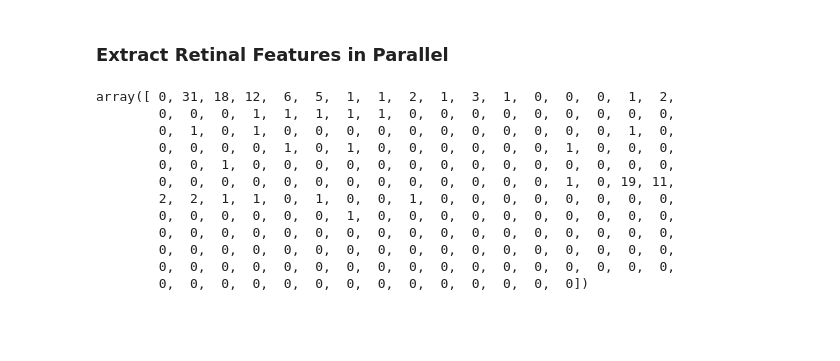
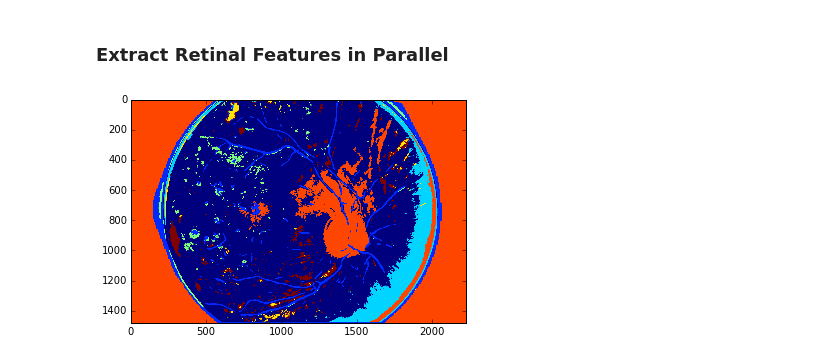
Before and after one commit to fierval/retina, a Jupyter notebook: DiabeticRetinopathy/Features/Retinal Features Extraction.ipynb, the cells around one changed output. Cells and saved outputs as stored; diff of their text form; code cells hidden in the pictures; blank space fills up the shorter version.

Commit message:
Feature extractors

```diff
--- a/DiabeticRetinopathy/Features/Retinal Features Extraction.ipynb
+++ b/DiabeticRetinopathy/Features/Retinal Features Extraction.ipynb
@@ -17,11 +17,11 @@ import mahotas as mh
 import mahotas.labeled as mhl
 import cv2
 import time
-
-preprocessed = '/kaggle/retina/train/labelled'
+import matplotlib.pylab as plt
+preprocessed = '/kaggle/retina/train/labelled/4'
 masks = '/kaggle/retina/train/masks'
-orig = '/kaggle/retina/train/sample/split'
-output = '/kaggle/retina/train/sample/features'
+orig = '/kaggle/retina/train/sample/split/4'
+output = '/kaggle/retina/train/sample/features/4'
 
 n_bins = 100
 %run ./DarkBright/dark_bright_detector.py
@@ -56,18 +65,5 @@ def extract_features(im_file):
     outp = np.r_[outp, i]
     return outp
 # %%
-im_file = '0/10099_right.jpeg'
-extract_features(im_file)
+im_file = '16_left.jpeg'
+extract_labels(im_file)
-# %% [output]
-array([ 0, 31, 18, 12,  6,  5,  1,  1,  2,  1,  3,  1,  0,  0,  0,  1,  2,
-        0,  0,  0,  1,  1,  1,  1,  1,  0,  0,  0,  0,  0,  0,  0,  0,  0,
-        0,  1,  0,  1,  0,  0,  0,  0,  0,  0,  0,  0,  0,  0,  0,  1,  0,
-        0,  0,  0,  0,  1,  0,  1,  0,  0,  0,  0,  0,  0,  1,  0,  0,  0,
-        0,  0,  1,  0,  0,  0,  0,  0,  0,  0,  0,  0,  0,  0,  0,  0,  0,
-        0,  0,  0,  0,  0,  0,  0,  0,  0,  0,  0,  0,  0,  1,  0, 19, 11,
-        2,  2,  1,  1,  0,  1,  0,  0,  1,  0,  0,  0,  0,  0,  0,  0,  0,
-        0,  0,  0,  0,  0,  0,  1,  0,  0,  0,  0,  0,  0,  0,  0,  0,  0,
-        0,  0,  0,  0,  0,  0,  0,  0,  0,  0,  0,  0,  0,  0,  0,  0,  0,
-        0,  0,  0,  0,  0,  0,  0,  0,  0,  0,  0,  0,  0,  0,  0,  0,  0,
-        0,  0,  0,  0,  0,  0,  0,  0,  0,  0,  0,  0,  0,  0,  0,  0,  0,
-        0,  0,  0,  0,  0,  0,  0,  0,  0,  0,  0,  0,  0,  0])
@@ -80,0 +70,8 @@ for i in range(0, 5):
+# %%
+%matplotlib inline
+out_file = path.join(output, path.splitext(path.split(im_file)[1])[0] + ".png")
+im = cv2.imread(out_file, cv2.IMREAD_GRAYSCALE)
+plt.imshow(im)
+plt.show()
+# %% [output]
+[figure, added]
```
Also changed, not shown: parts of 7 cells of this notebook, 1 other file.
